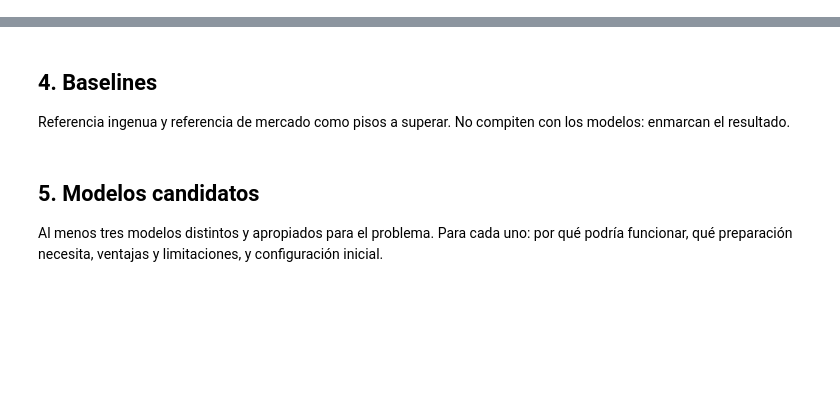
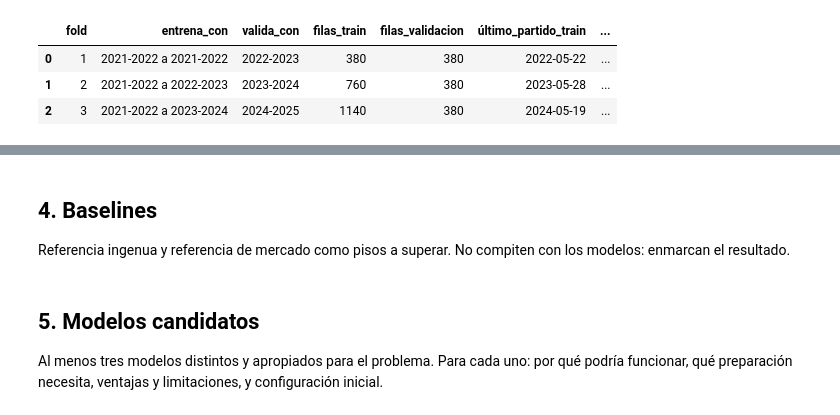
Before and after one commit to errodd/premier_league_football_predictor, a Jupyter notebook: notebooks/03_modeling_and_model_selection.ipynb, the cells around one changed output, grey strips where cells are left out. Drawn from its saved outputs; the diff is of its cells as text; code cells hidden in the pictures; blank space fills up the shorter version.

```diff
--- a/notebooks/03_modeling_and_model_selection.ipynb
+++ b/notebooks/03_modeling_and_model_selection.ipynb
@@ -40,0 +949,63 @@ Elegir el esquema que respete la estructura de los datos, justificar el número
+# %%
+VALIDATION_SEASONS = sorted(df_train["Season"].unique())[1:]
+
+
+def build_temporal_folds(frame, validation_seasons):
+    """Pares (posiciones_train, posiciones_validacion) por temporada.
+
+    Ventana creciente: cada fold entrena con todo lo anterior y valida
+    con una temporada completa. Posiciones sobre `frame`, que debe
+    estar alineado con X_train.
+    """
+    positions = np.arange(len(frame))
+    seasons = frame["Season"].to_numpy()
+    folds = []
+    for season in validation_seasons:
+        folds.append((
+            positions[seasons < season],
+            positions[seasons == season],
+        ))
+    return folds
+
+
+FOLDS = build_temporal_folds(df_train, VALIDATION_SEASONS)
+
+assert len(FOLDS) == 3
+assert [len(train) for train, _ in FOLDS] == [380, 760, 1140]
+assert [len(val) for _, val in FOLDS] == [380, 380, 380]
+
+for (train_positions, val_positions), season in zip(FOLDS, VALIDATION_SEASONS):
+    assert set(df_train.iloc[val_positions]["Season"]) == {season}
+    assert set(train_positions).isdisjoint(val_positions)
+    assert (
+        df_train.iloc[train_positions]["Date"].max()
+        < df_train.iloc[val_positions]["Date"].min()
+    )
+
+assert sorted(df_train.iloc[np.concatenate([val for _, val in FOLDS])]["Season"].unique()) == list(VALIDATION_SEASONS)
+assert "2025-2026" not in set(df_train["Season"])
+
+fold_table = pd.DataFrame([
+    {
+        "fold": number,
+        "entrena_con": (
+            f"{df_train.iloc[train]['Season'].min()}"
+            f" a {df_train.iloc[train]['Season'].max()}"
+        ),
+        "valida_con": season,
+        "filas_train": len(train),
+        "filas_validacion": len(val),
+        "último_partido_train": df_train.iloc[train]["Date"].max().date(),
+        "primer_partido_validacion": df_train.iloc[val]["Date"].min().date(),
+    }
+    for number, ((train, val), season) in enumerate(
+        zip(FOLDS, VALIDATION_SEASONS), start=1
+    )
+])
+
+fold_table
+# %% [output]
+|  | fold | entrena_con | valida_con | filas_train | filas_validacion | último_partido_train | ... |
+| 0 | 1 | 2021-2022 a 2021-2022 | 2022-2023 | 380 | 380 | 2022-05-22 | ... |
+| 1 | 2 | 2021-2022 a 2022-2023 | 2023-2024 | 760 | 380 | 2023-05-28 | ... |
+| 2 | 3 | 2021-2022 a 2023-2024 | 2024-2025 | 1140 | 380 | 2024-05-19 | ... |
```
Also changed, not shown: parts of 49 cells of this notebook.
